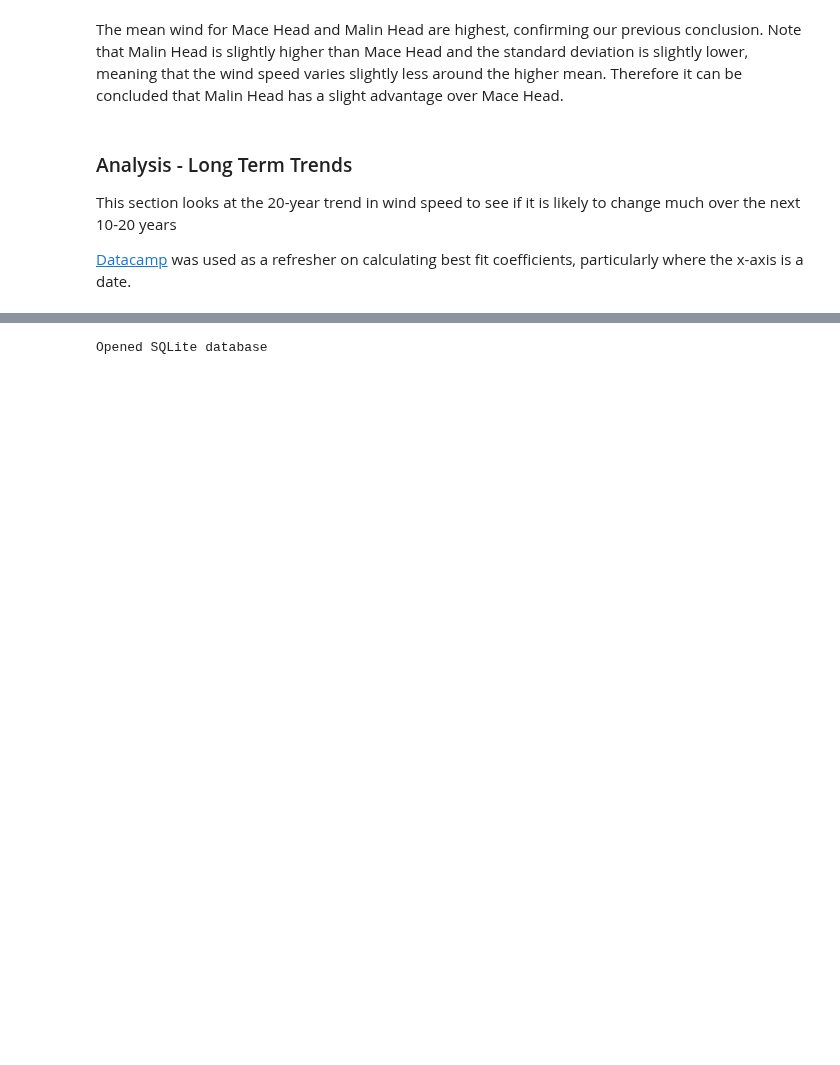
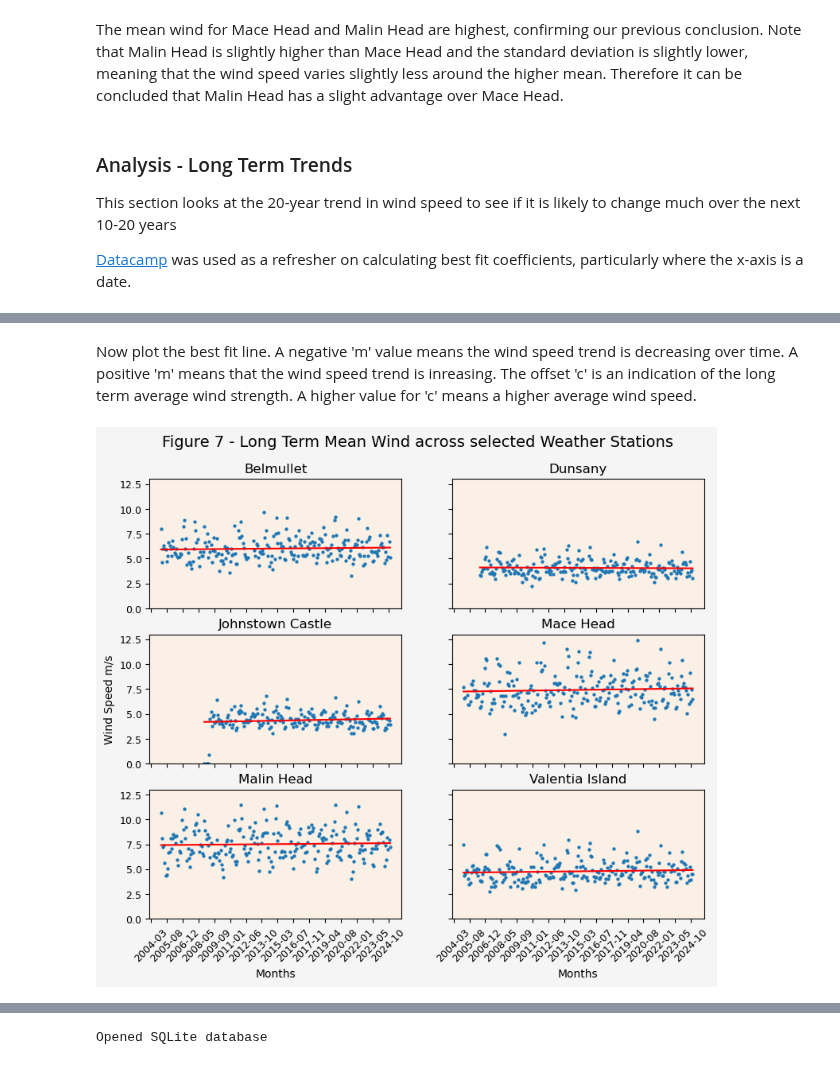
Before and after one commit to dvdgeroconnell/PFDA-project, a Jupyter notebook: weather.ipynb, the cells around one changed output, grey strips where cells are left out. Saved outputs shown, nothing was run; the diff lists cells and outputs as text; code cells hidden in the pictures; blank space fills up the shorter version.

```diff
--- a/weather.ipynb
+++ b/weather.ipynb
@@ -564,7 +564,7 @@ The best fit line provides an insight into whether the monthly mean wind is tren
 # %%
 # Create a function for the common actions that will be repeated for each weather station
 
-def calc_best_fit(mean_wind):
+def calc_best_fit(mean_wind, datestr):
 
     # Count and replace any missing values with NaN (the csv file contains a white space)
     white_space = (mean_wind['wdsp'] == ' ').sum()
@@ -583,7 +583,7 @@ def calc_best_fit(mean_wind):
     mean_wind['datenum'] = mdates.date2num(mean_wind['date'])
 
     # Now select the range we are interested in - the last 20 years
-    date1 = '2005-01'
+    date1 = datestr
     date2 = '2024-11'
     mean_wind = mean_wind.loc[(mean_wind['date']>=date1) & (mean_wind['date']<=date2)]
     mean_wind = mean_wind.reset_index(drop=True)
@@ -596,0 +645,58 @@ def calc_best_fit(mean_wind):
+# %% [markdown]
+Now plot the best fit line.
+A negative 'm' value means the wind speed trend is decreasing over time. A positive 'm' means that the wind speed trend is inreasing.
+The offset 'c' is an indication of the long term average wind strength. A higher value for 'c' means a higher average wind speed.
+# %%
+fig_mean, axes_mean = plt.subplots(nrows=3, ncols=2, figsize=(9, 7), sharex='col', sharey='row', facecolor='whitesmoke')
+fig_mean.suptitle('Figure 7 - Long Term Mean Wind across selected Weather Stations', fontsize=14)
+fig_mean.subplots_adjust(top = 0.9)
+date_form = mdates.DateFormatter("%Y-%m")
+
+axes_mean[0,0].plot(belmullet_mean_wind['datenum'], belmullet_mean_wind['wdsp'],'.', markeredgewidth=0.1)
+axes_mean[0,0].plot(belmullet_mean_wind['datenum'], belmullet_mean_wind['datenum']*m1 + c1, 'r-')
+axes_mean[0,0].set_title('Belmullet', fontsize=12)
+axes_mean[0,0].tick_params(axis='y', labelsize=9)
+axes_mean[0,0].set_facecolor("linen")
+axes_mean[0,0].set_ylim(0, 13)
+
+axes_mean[0,1].plot(dunsany_mean_wind['datenum'], dunsany_mean_wind['wdsp'],'.', markeredgewidth=0.1)
+axes_mean[0,1].plot(dunsany_mean_wind['datenum'], dunsany_mean_wind['datenum']*m2 + c2, 'r-')
+axes_mean[0,1].set_title('Dunsany', fontsize=12)
+axes_mean[0,1].set_facecolor("linen")
+
+axes_mean[1,0].plot(johnstown_mean_wind['datenum'], johnstown_mean_wind['wdsp'],'.', markeredgewidth=0.1)
+axes_mean[1,0].plot(johnstown_mean_wind['datenum'], johnstown_mean_wind['datenum']*m3 + c3, 'r-')
+axes_mean[1,0].set_title('Johnstown Castle', fontsize=12)
+axes_mean[1,0].tick_params(axis='y', labelsize=9)
+axes_mean[1,0].set_ylabel('Wind Speed m/s', fontsize=10)
+axes_mean[1,0].set_facecolor("linen")
+axes_mean[1,0].set_ylim(0, 13)
+
+axes_mean[1,1].plot(macehead_mean_wind['datenum'], macehead_mean_wind['wdsp'],'.', markeredgewidth=0.1)
+axes_mean[1,1].plot(macehead_mean_wind['datenum'], macehead_mean_wind['datenum']*m4 + c4, 'r-')
+axes_mean[1,1].set_title('Mace Head', fontsize=12)
+axes_mean[1,1].set_facecolor("linen")
+
+axes_mean[2,0].plot(malinhead_mean_wind['datenum'], malinhead_mean_wind['wdsp'],'.', markeredgewidth=0.1)
+axes_mean[2,0].plot(malinhead_mean_wind['datenum'], malinhead_mean_wind['datenum']*m5 + c5, 'r-')
+axes_mean[2,0].set_title('Malin Head', fontsize=12)
+axes_mean[2,0].xaxis.set_major_formatter(date_form)
+axes_mean[2,0].xaxis.set_major_locator(plt.MaxNLocator(16))
+axes_mean[2,0].set_facecolor("linen")
+axes_mean[2,0].tick_params(axis='y', labelsize=9)
+axes_mean[2,0].tick_params(axis='x', rotation=45, labelsize=9)
+axes_mean[2,0].set_xlabel('Months', fontsize=10)
+axes_mean[2,0].set_ylim(0, 13)
+
+axes_mean[2,1].plot(valentia_mean_wind['datenum'], valentia_mean_wind['wdsp'],'.', markeredgewidth=0.1)
+axes_mean[2,1].plot(valentia_mean_wind['datenum'], valentia_mean_wind['datenum']*m6 + c6, 'r-')
+axes_mean[2,1].set_title('Valentia Island', fontsize=12)
+axes_mean[2,1].xaxis.set_major_formatter(date_form)
+axes_mean[2,1].xaxis.set_major_locator(plt.MaxNLocator(16))
+axes_mean[2,1].tick_params(axis='x', rotation=45, labelsize=9)
+axes_mean[2,1].set_xlabel('Months', fontsize=10)
+axes_mean[2,1].set_facecolor("linen")
+
+plt.show()
+# %% [output]
+[figure, added]
```
Also changed, not shown: parts of 11 cells of this notebook.
